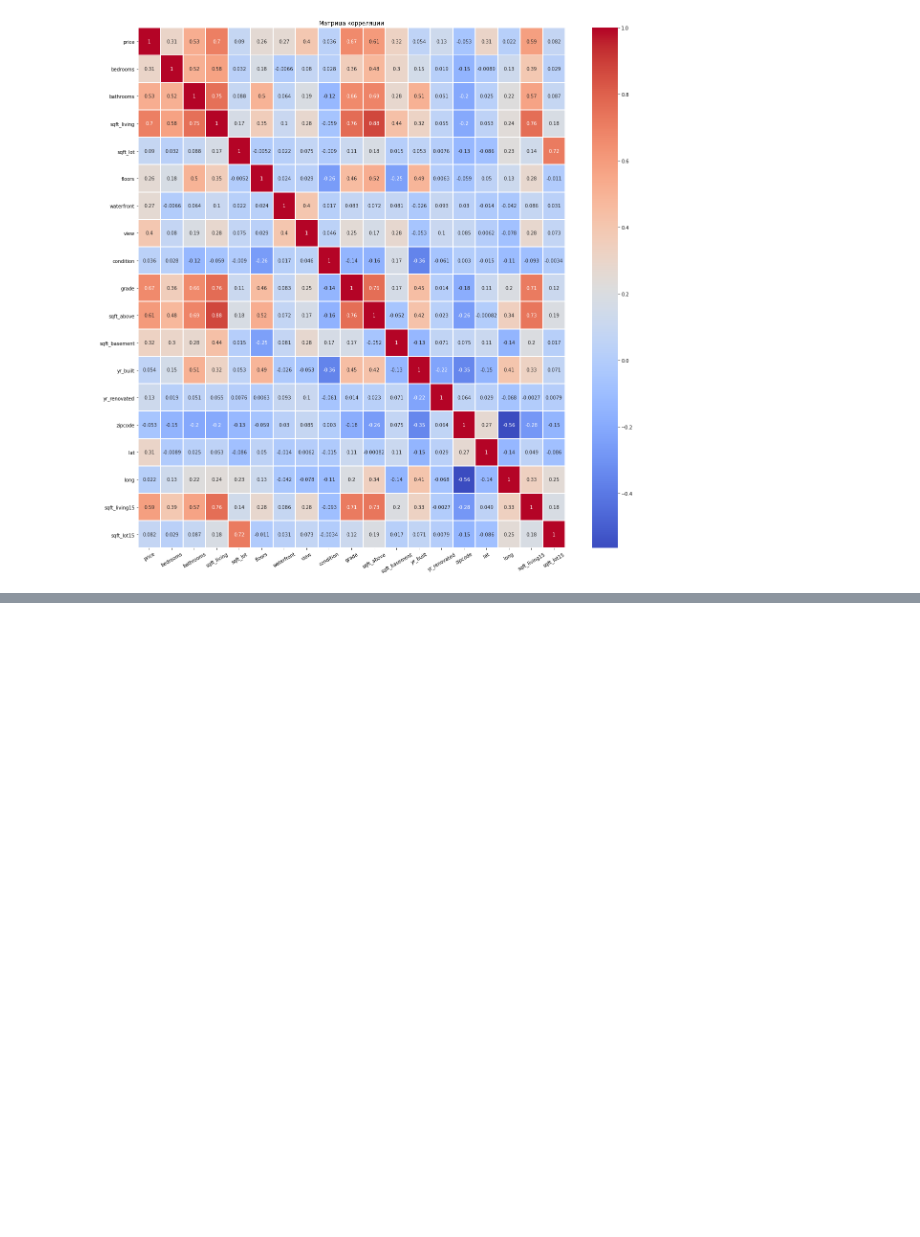
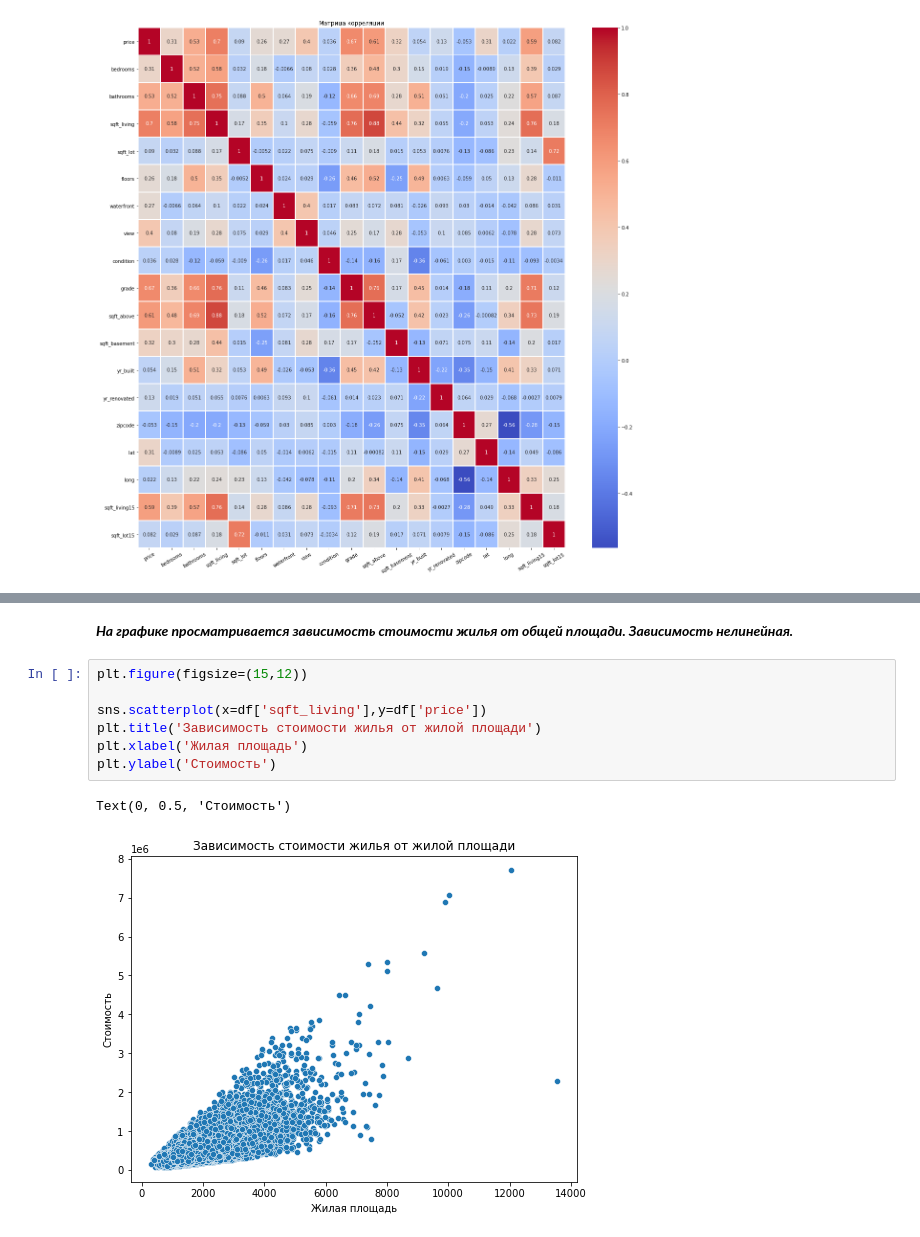
Before and after one commit to alexanechka/python_analitics, a Jupyter notebook: hw_04.ipynb, the cells around one changed output, grey strips where cells are left out. Cells and saved outputs as stored; diff of their text form; blank space fills up the shorter version.

```diff
--- a/hw_04.ipynb
+++ b/hw_04.ipynb
@@ -201,0 +217,12 @@ plt.bar(df['grade'], df['price'])
+# %% [markdown]
+***На графике просматривается зависимость стоимости жилья от общей площади. Зависимость нелинейная.***
+# %%
+plt.figure(figsize=(15,12))
+
+sns.scatterplot(x=df['sqft_living'],y=df['price'])
+plt.title('Зависимость стоимости жилья от жилой площади')
+plt.xlabel('Жилая площадь')
+plt.ylabel('Стоимость')
+# %% [output]
+Text(0, 0.5, 'Стоимость')
+[figure, added]
```
Also changed, not shown: parts of 7 cells of this notebook.
